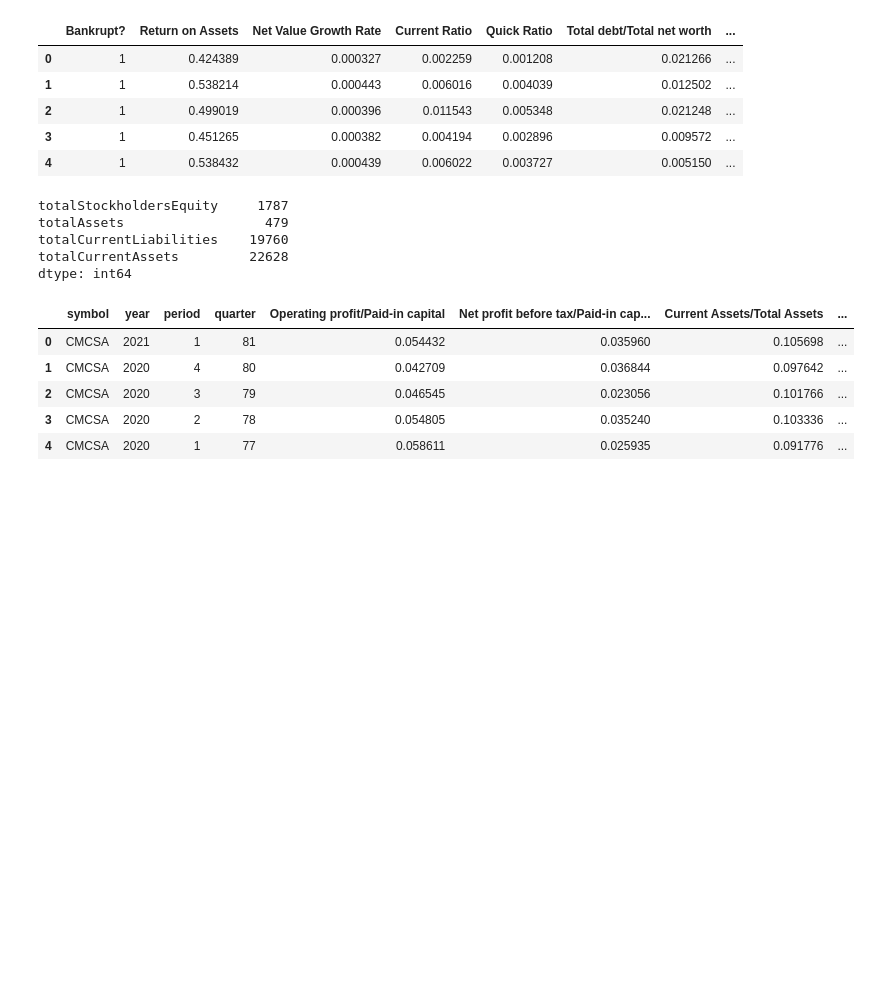
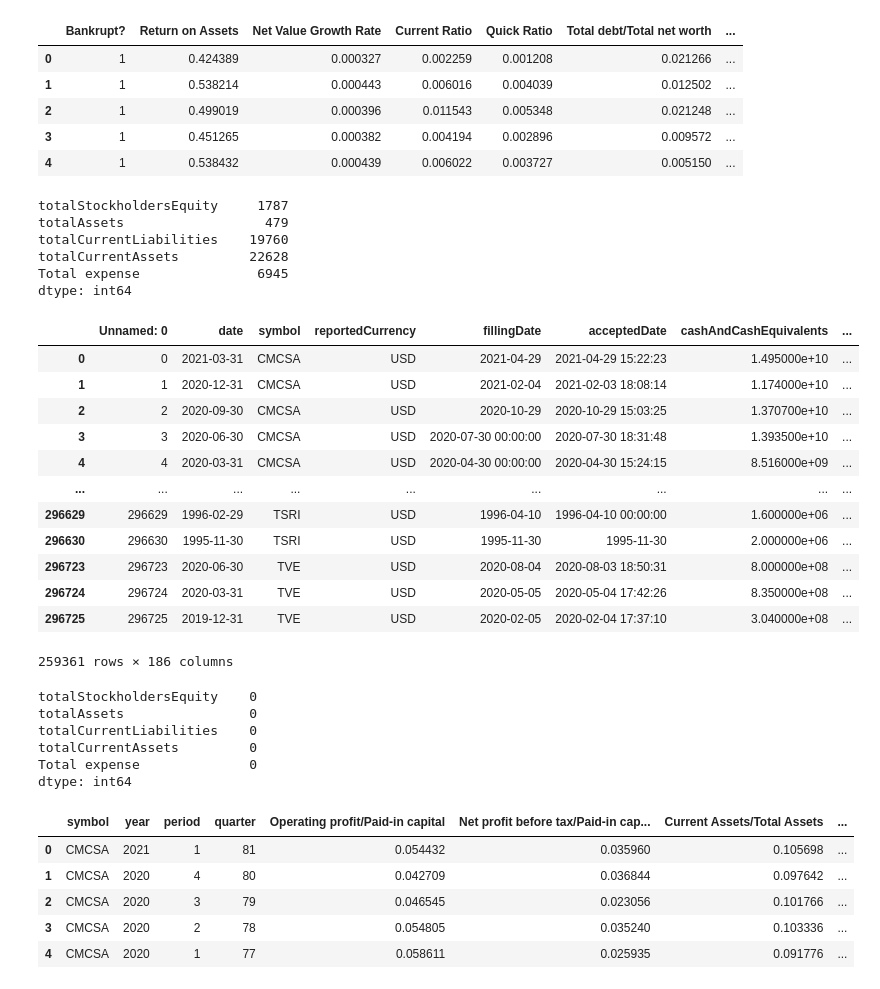
Before and after one commit to tommy200401/Monitus, a Jupyter notebook: tw.ipynb, the cells around one changed output. Saved outputs shown, nothing was run; the diff lists cells and outputs as text; code cells hidden in the pictures; blank space fills up the shorter version.

```diff
--- a/tw.ipynb
+++ b/tw.ipynb
@@ -49,10 +53,13 @@ tw.head()
 | 4 | 1 | 0.538432 | 0.000439 | 0.006022 | 0.003727 | 0.005150 | ... |
 # %%
 # --- Checking zero columns to avoid division to infinity
-us[['totalStockholdersEquity','totalAssets','totalCurrentLiabilities','totalCurrentAssets']][us[['totalStockholdersEquity','totalAssets','totalCurrentLiabilities','totalCurrentAssets']]==0].count()
+us['Total expense'] = us['grossProfit'] - us['netIncome']
+divider = ['totalStockholdersEquity','totalAssets','totalCurrentLiabilities','totalCurrentAssets', 'Total expense']
+us[divider][us[divider]==0].count()
 # %% [output]
 totalStockholdersEquity     1787
 totalAssets                  479
 totalCurrentLiabilities    19760
 totalCurrentAssets         22628
+Total expense               6945
 dtype: int64
@@ -62,3 +66,29 @@ len(us_nozero)
+# %%
+us = us[(us[divider]!=0).all(axis=1)]
+us
+# %% [output]
+|  | Unnamed: 0 | date | symbol | reportedCurrency | fillingDate | acceptedDate | cashAndCashEquivalents | ... |
+| 0 | 0 | 2021-03-31 | CMCSA | USD | 2021-04-29 | 2021-04-29 15:22:23 | 1.495000e+10 | ... |
+| 1 | 1 | 2020-12-31 | CMCSA | USD | 2021-02-04 | 2021-02-03 18:08:14 | 1.174000e+10 | ... |
+| 2 | 2 | 2020-09-30 | CMCSA | USD | 2020-10-29 | 2020-10-29 15:03:25 | 1.370700e+10 | ... |
+| 3 | 3 | 2020-06-30 | CMCSA | USD | 2020-07-30 00:00:00 | 2020-07-30 18:31:48 | 1.393500e+10 | ... |
+| 4 | 4 | 2020-03-31 | CMCSA | USD | 2020-04-30 00:00:00 | 2020-04-30 15:24:15 | 8.516000e+09 | ... |
+| ... | ... | ... | ... | ... | ... | ... | ... | ... |
+| 296629 | 296629 | 1996-02-29 | TSRI | USD | 1996-04-10 | 1996-04-10 00:00:00 | 1.600000e+06 | ... |
+| 296630 | 296630 | 1995-11-30 | TSRI | USD | 1995-11-30 | 1995-11-30 | 2.000000e+06 | ... |
+| 296723 | 296723 | 2020-06-30 | TVE | USD | 2020-08-04 | 2020-08-03 18:50:31 | 8.000000e+08 | ... |
+| 296724 | 296724 | 2020-03-31 | TVE | USD | 2020-05-05 | 2020-05-04 17:42:26 | 8.350000e+08 | ... |
+| 296725 | 296725 | 2019-12-31 | TVE | USD | 2020-02-05 | 2020-02-04 17:37:10 | 3.040000e+08 | ... |
+259361 rows × 186 columns
+# %%
+us[divider][us[divider]==0].count()
+# %% [output]
+totalStockholdersEquity    0
+totalAssets                0
+totalCurrentLiabilities    0
+totalCurrentAssets         0
+Total expense              0
+dtype: int64
 # %%
 # --- Calculation for selected criteria
 us['Operating profit/Paid-in capital']=us['operatingIncome']/us['totalStockholdersEquity']
```
Also changed, not shown: parts of 12 cells of this notebook, 5 other files.
